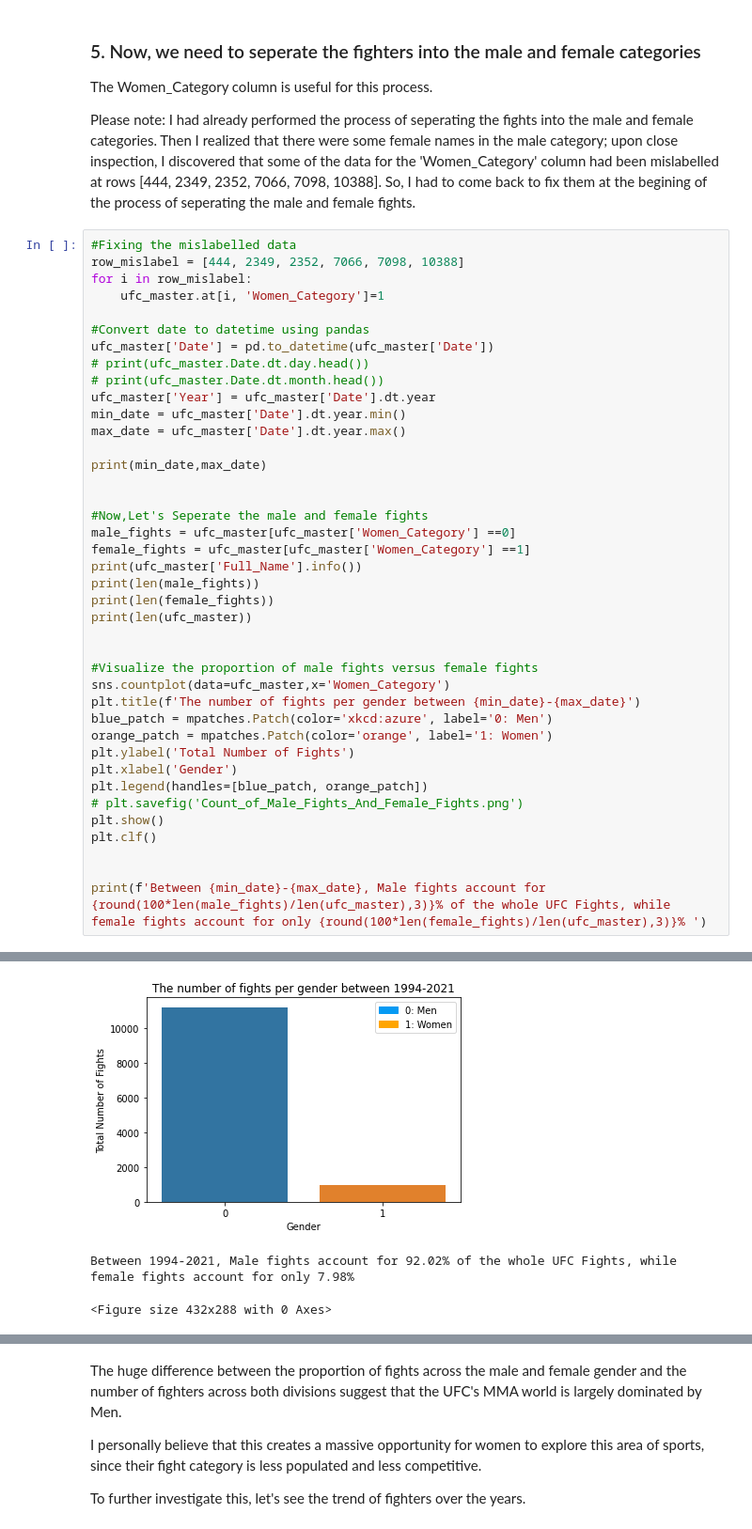
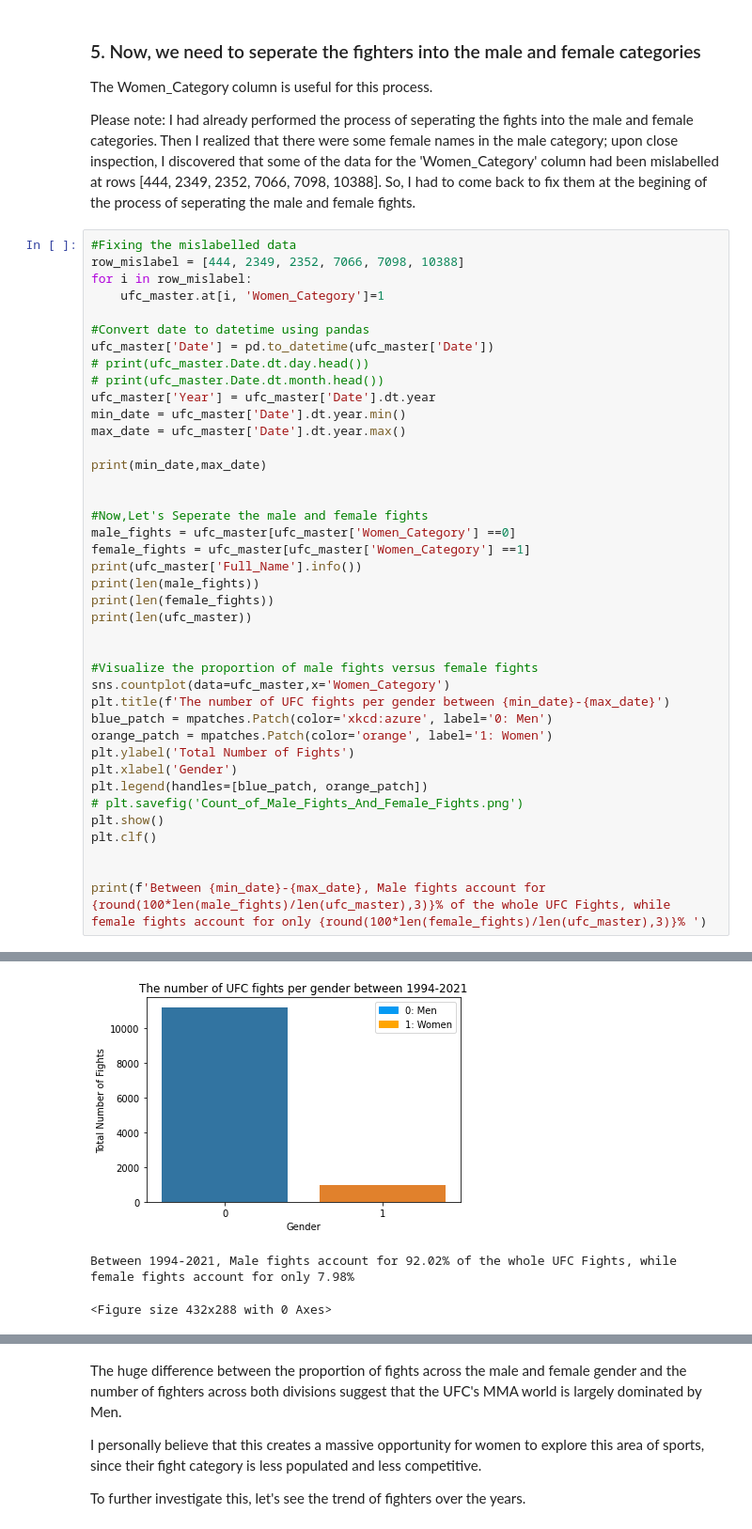
Before and after one commit to BoboyeOkeya/PortFolio---Machine-Learning-AI-foundations-, a Jupyter notebook: UFC_Data_Analysis.ipynb, the cells around one changed output, grey strips where cells are left out. Shown at 94% size. Drawn from its saved outputs; the diff is of its cells as text.

```diff
--- a/UFC_Data_Analysis.ipynb
+++ b/UFC_Data_Analysis.ipynb
@@ -155,34 +157,34 @@ print(len(female_fights))
 print(len(ufc_master))
 
 
 #Visualize the proportion of male fights versus female fights
 sns.countplot(data=ufc_master,x='Women_Category')
-plt.title(f'The number of fights per gender between {min_date}-{max_date}')
+plt.title(f'The number of UFC fights per gender between {min_date}-{max_date}')
 blue_patch = mpatches.Patch(color='xkcd:azure', label='0: Men')
 orange_patch = mpatches.Patch(color='orange', label='1: Women')
 plt.ylabel('Total Number of Fights')
 plt.xlabel('Gender')
 plt.legend(handles=[blue_patch, orange_patch])
 # plt.savefig('Count_of_Male_Fights_And_Female_Fights.png')
 plt.show()
 plt.clf()
 
 
 print(f'Between {min_date}-{max_date}, Male fights account for {round(100*len(male_fights)/len(ufc_master),3)}% of the whole UFC Fights, while female fights account for only {round(100*len(female_fights)/len(ufc_master),3)}% ')
 # %% [output]
 1994 2021
 <class 'pandas.core.series.Series'>
 RangeIndex: 12156 entries, 0 to 12155
 Series name: Full_Name
 Non-Null Count  Dtype
 --------------  -----
 12156 non-null  object
 dtypes: object(1)
 memory usage: 95.1+ KB
 None
 11186
 970
 12156
-[figure, old version]
+[figure, new version]
 Between 1994-2021, Male fights account for 92.02% of the whole UFC Fights, while female fights account for only 7.98%
 <Figure size 432x288 with 0 Axes>
```
Also changed, not shown: parts of 8 cells of this notebook.
